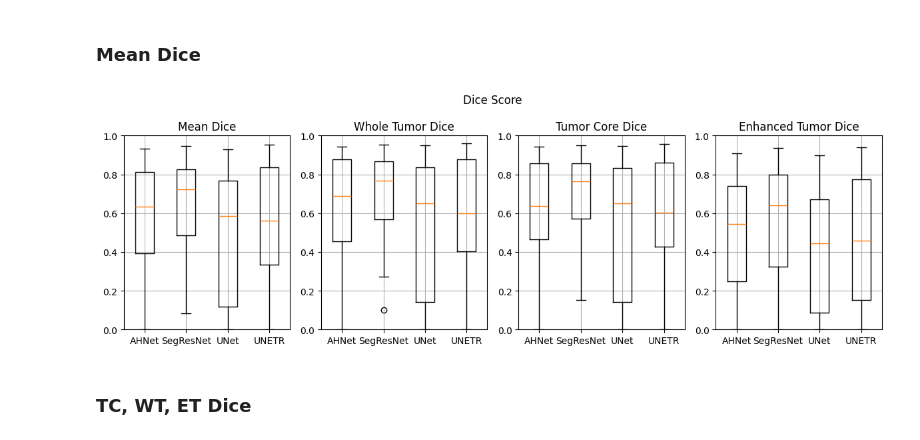
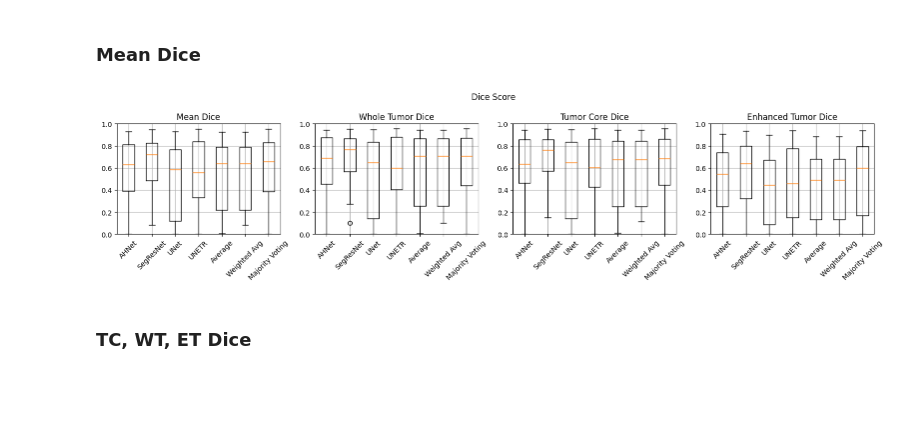
Before and after one commit to NachoGV/Semantic-Segmentation-of-Brain-Metastases-in-MRI-Scans, a Jupyter notebook: results_analysis.ipynb, the cells around one changed output. Saved outputs shown, nothing was run; the diff lists cells and outputs as text; code cells hidden in the pictures; blank space fills up the shorter version.

Commit message:
Added 3 Basic Ensemble Techniques and their result

```diff
--- a/results_analysis.ipynb
+++ b/results_analysis.ipynb
@@ -12,12 +17,18 @@ from nilearn.plotting import plot_glass_brain
 # %% [markdown]
 ## Load Data
 # %%
+models = ['AHNet', 'SegResNet', 'UNet', 'UNETR']
+
 scores = {}
 for model in os.listdir('outputs'):
-    if model != 'gt_segmentations':
+    if model != 'gt_segs' and model != 'Ensemble':
         scores[model] = {}
         for files in os.listdir(f'outputs/{model}'):
             if files.endswith('metrics.csv'):
                 scores[model]['train'] = pd.read_csv(f'outputs/{model}/{files}')
             if files.endswith('scores.csv'):
                 scores[model]['test'] = pd.read_csv(f'outputs/{model}/{files}')
+
+scores['Average'] = pd.read_csv('outputs/Ensemble/avg_test_scores.csv')
+scores['Weighted Avg'] = pd.read_csv('outputs/Ensemble/weighted_avg_test_scores.csv')
+scores['Majority Voting'] = pd.read_csv('outputs/Ensemble/majority_vote_test_scores.csv')
@@ -181,46 +122,57 @@ plt.show()
 # %% [markdown]
 ### Mean Dice
 # %%
-plt.figure(figsize=(12, 4))
+plt.figure(figsize=(16, 4))
 
 mean, wt, tc, et = [], [], [], []
 for i, model in enumerate(scores.keys()):
-	# Load scores
-	sc = scores[model]['test']
-	mean.append(sc["Dice"])
-	wt.append(sc["Dice WT"])
-	tc.append(sc["Dice TC"])
-	et.append(sc["Dice ET"])
+
+    # Load scores
+    sc = None
+    if model in models:
+        sc = scores[model]['test']
+    else:
+        sc = scores[model]
+
+    # Append
+    mean.append(sc["Dice"])
+    wt.append(sc["Dice WT"])
+    tc.append(sc["Dice TC"])
+    et.append(sc["Dice ET"])
 
 plt.subplot(1, 4, 1)
 plt.boxplot(mean, labels=scores.keys())
+plt.xticks(rotation=45)
 plt.title("Mean Dice")
 plt.ylim(0, 1)
 plt.grid()
 
 plt.subplot(1, 4, 2)
 plt.boxplot(wt, labels=scores.keys())
+plt.xticks(rotation=45)
 plt.title("Whole Tumor Dice")
 plt.ylim(0, 1)
 plt.grid()
 
 plt.subplot(1, 4, 3)
 plt.boxplot(tc, labels=scores.keys())
+plt.xticks(rotation=45)
 plt.title("Tumor Core Dice")
 plt.ylim(0, 1)
 plt.grid()
 
 plt.subplot(1, 4, 4)
 plt.boxplot(et, labels=scores.keys())
+plt.xticks(rotation=45)
 plt.title("Enhanced Tumor Dice")
 plt.ylim(0, 1)
 plt.grid()
 
 plt.suptitle("Dice Score")
 plt.tight_layout()
 plt.show()
 # %% [output]
-[figure, old version]
+[figure, new version]
 # %% [markdown]
 ### TC, WT, ET Dice
 # %%
```
Also changed, not shown: parts of 23 cells of this notebook, 10 other files.
